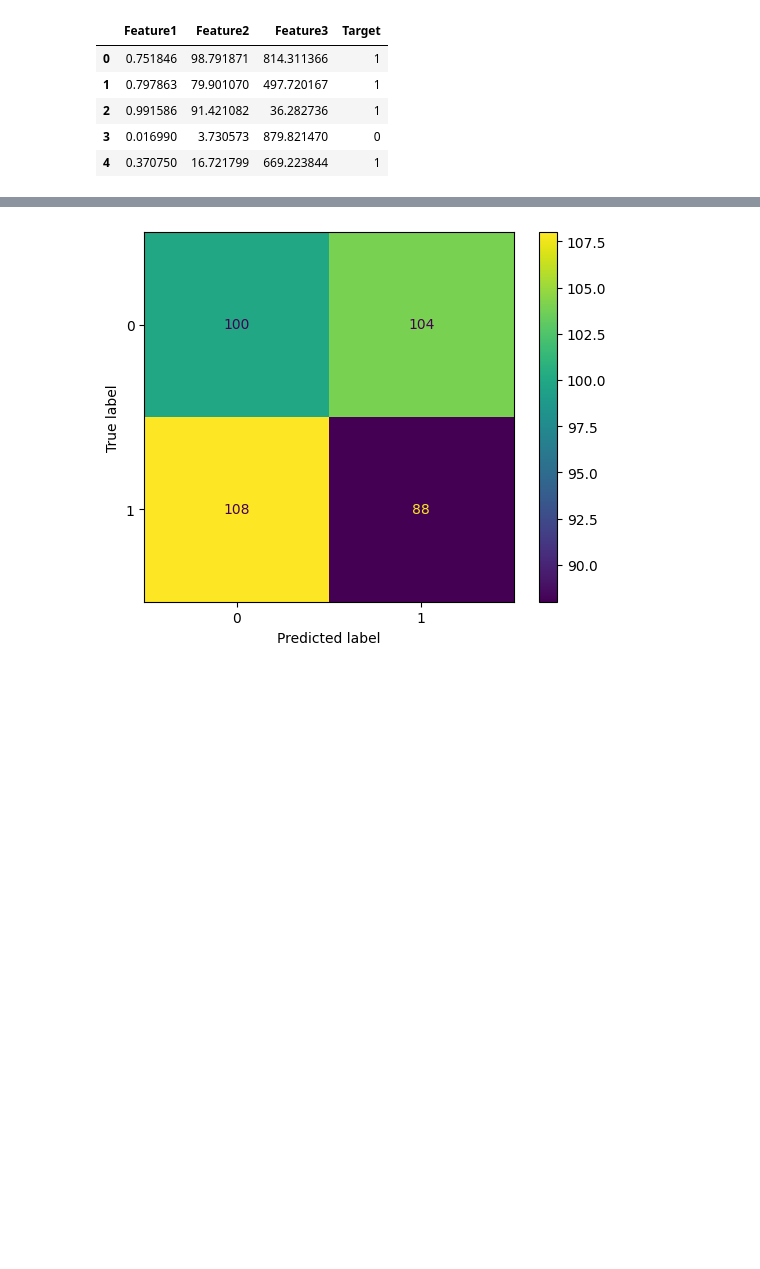
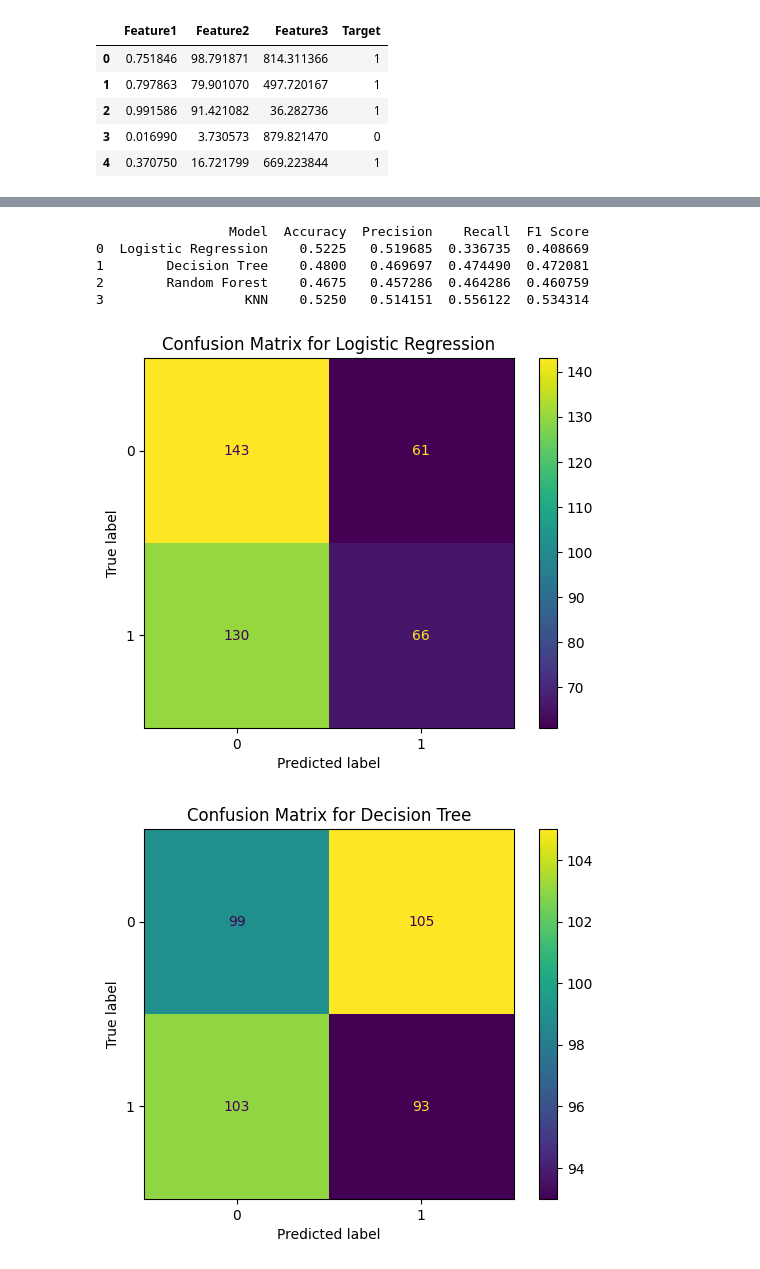
Before and after one commit to PROJ-D-2024/Tutor4_s28374, a Jupyter notebook: notebooks/analysis.ipynb, the cells around one changed output, grey strips where cells are left out. Drawn from its saved outputs; the diff is of its cells as text; code cells hidden in the pictures; blank space fills up the shorter version.

```diff
--- a/notebooks/analysis.ipynb
+++ b/notebooks/analysis.ipynb
@@ -16 +26,5 @@ from sklearn.preprocessing import LabelEncoder
+# %%
+data = pd.read_csv('../data/dataset.csv')
+X = data.drop('Target', axis=1)
+y = data['Target']
 # %%
@@ -52,13 +32,12 @@ print(results_df)
-# %%
-import matplotlib.pyplot as plt
-from sklearn.metrics import ConfusionMatrixDisplay
-from sklearn.metrics import confusion_matrix
-
-best_model = trained_models['Random Forest']
-y_pred = best_model.predict(X_test)
-
-disp = ConfusionMatrixDisplay(confusion_matrix=confusion_matrix(y_test, y_pred))
-disp.plot()
-plt.show()
-# %% [output]
-[figure, removed]
+# %%
+models = {
+    'Logistic Regression': LogisticRegression(),
+    'Decision Tree': DecisionTreeClassifier(),
+    'Random Forest': RandomForestClassifier(),
+    'KNN': KNeighborsClassifier()
+}
+# %%
+trained_models = {}
+for name, model in models.items():
+    model.fit(X_train, y_train)
+    trained_models[name] = model
@@ -64,0 +63,20 @@ plt.show()
+# %%
+results_df = pd.DataFrame(evaluation_results)
+print(results_df)
+# %% [output]
+                 Model  Accuracy  Precision    Recall  F1 Score
+0  Logistic Regression    0.5225   0.519685  0.336735  0.408669
+1        Decision Tree    0.4800   0.469697  0.474490  0.472081
+2        Random Forest    0.4675   0.457286  0.464286  0.460759
+3                  KNN    0.5250   0.514151  0.556122  0.534314
+# %%
+for name, model in trained_models.items():
+    y_pred = model.predict(X_test)
+    cm = confusion_matrix(y_test, y_pred)
+    disp = ConfusionMatrixDisplay(confusion_matrix=cm, display_labels=model.classes_)
+    disp.plot()
+    plt.title(f'Confusion Matrix for {name}')
+    plt.show()
+# %% [output]
+[figure, added]
+[figure, added]
```
Also changed, not shown: parts of 8 cells of this notebook.
